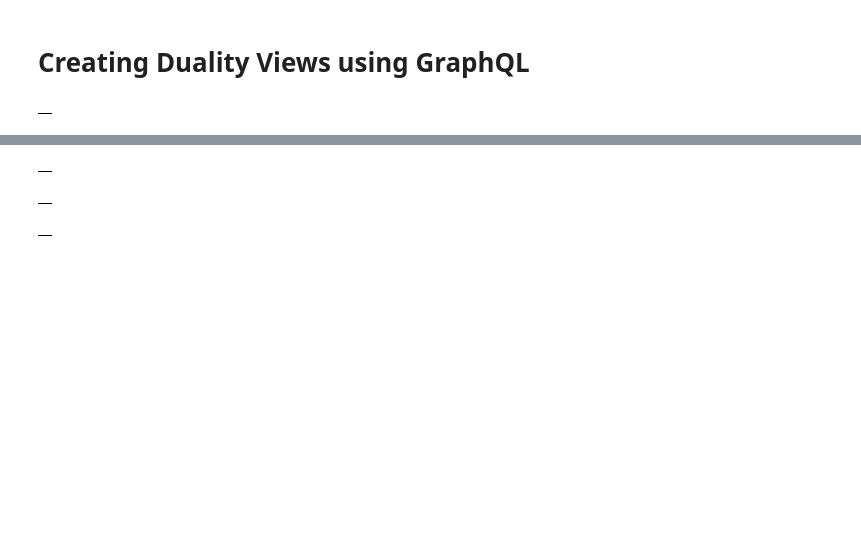
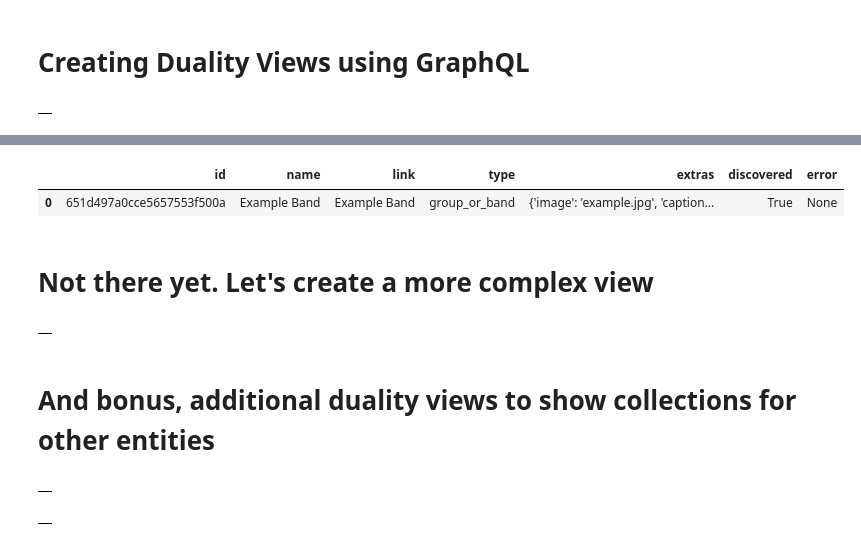
Before and after one commit to ludovicocaldara/wikipedia-musical-artists, a Jupyter notebook: source/test.ipynb, the cells around one changed output, grey strips where cells are left out. Cells and saved outputs as stored; diff of their text form; code cells hidden in the pictures; blank space fills up the shorter version.

Commit message:
continuing with jupyter examples

```diff
--- a/source/test.ipynb
+++ b/source/test.ipynb
@@ -274,3 +338,11 @@ select json_serialize (a.data pretty) from artist_short a where a.data.name='Kyu
+# %%
+%%sql
+select * from artists a where name='Example Band'
+# %% [output]
+|  | id | name | link | type | extras | discovered | error |
+| 0 | 651d497a0cce5657553f500a | Example Band | Example Band | group_or_band | {'image': 'example.jpg', 'caption... | True | None |
+# %% [markdown]
+# Not there yet. Let's create a more complex view
 # %%
 %%sql
 create or replace json relational duality view artist as
@@ -367,6 +444,8 @@ create or replace json relational duality view artist as
   }
 # %% [output]
 |  |
+# %% [markdown]
+# And bonus, additional duality views to show collections for other entities
 # %%
 %%sql
 create or replace json relational duality view genre as
```
Also changed, not shown: parts of 25 cells of this notebook, 3 other files.
